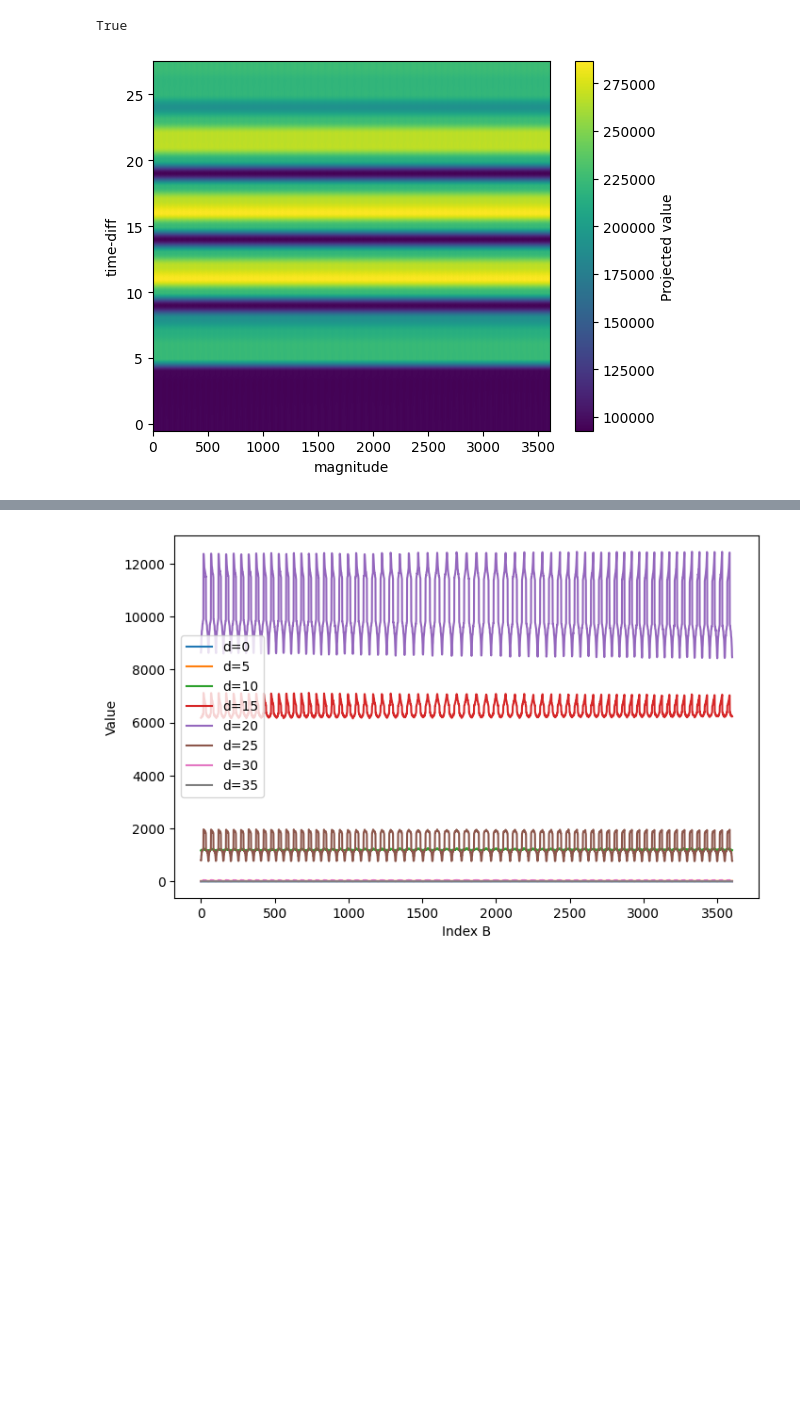
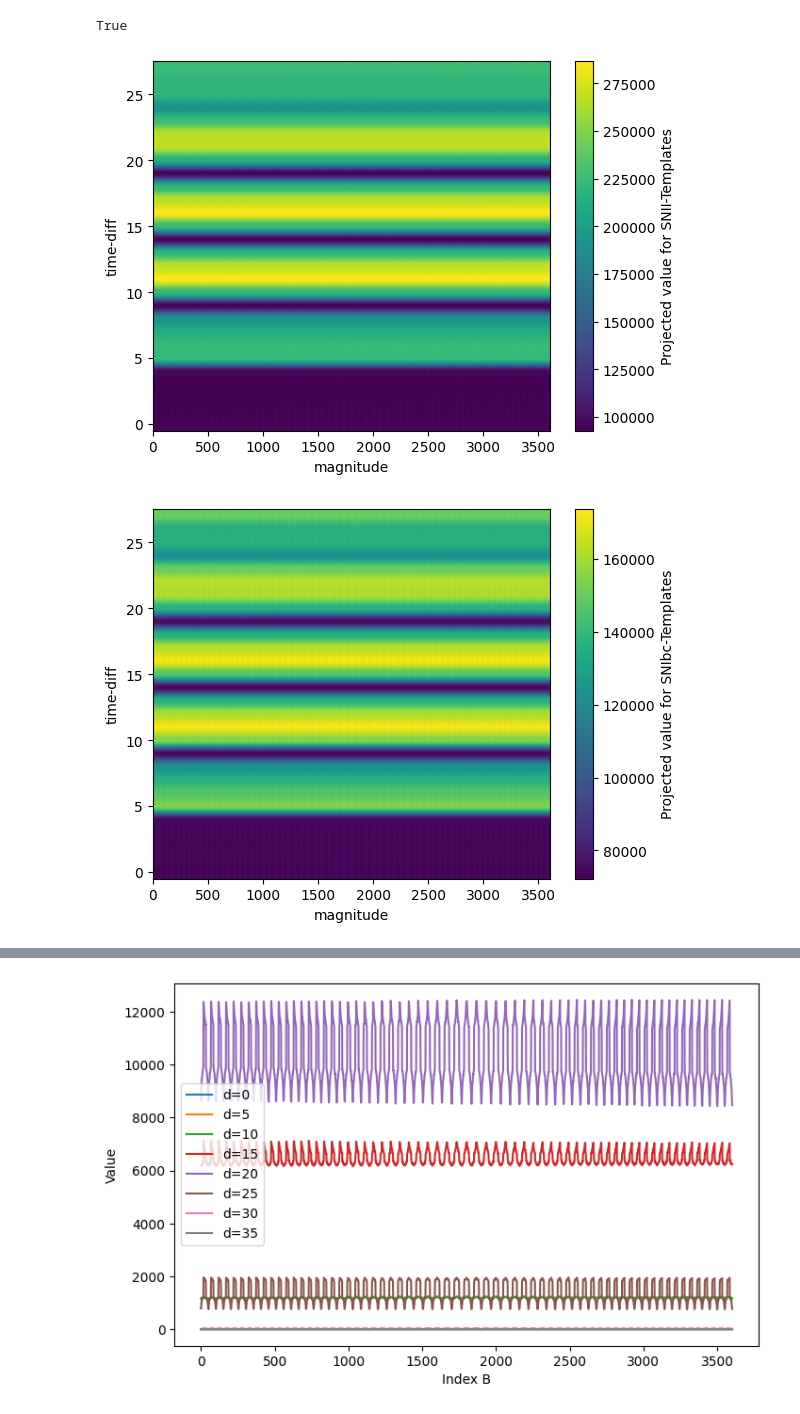
Before and after one commit to Rachel-0420/Cross-Entropy-Fast-Transient, a Jupyter notebook: cross_entropy_btw_supernovae.ipynb, the cells around one changed output, grey strips where cells are left out. Cells and saved outputs as stored; diff of their text form; code cells hidden in the pictures; blank space fills up the shorter version.

Commit message:
added a few more plots for the differences among the original data1, data2, data3

```diff
--- a/cross_entropy_btw_supernovae.ipynb
+++ b/cross_entropy_btw_supernovae.ipynb
@@ -64,11 +64,26 @@ print(type(arr_2) == type(Data2))
 True
 # %%
 proj = Data1.sum(axis=(2, 3))
+proj2 = Data2.sum(axis=(2, 3))
+proj3 = Data3.sum(axis=(2, 3))
 
 plt.imshow(proj, aspect='auto', origin='lower')
-plt.colorbar(label="Projected value")
+plt.colorbar(label="Projected value for SNII-Templates")
 plt.xlabel("magnitude")
 plt.ylabel("time-diff")
 plt.show()
+
+plt.imshow(proj2, aspect='auto', origin='lower')
+plt.colorbar(label="Projected value for SNIbc-Templates")
+plt.xlabel("magnitude")
+plt.ylabel("time-diff")
+plt.show()
+
+plt.imshow(proj3, aspect='auto', origin='lower')
+plt.colorbar(label="Projected value for AGN")
+plt.xlabel("magnitude")
+plt.ylabel("time-diff")
+plt.show()
 # %% [output]
-[figure, old version]
+[figure, new version]
+[figure, added]
```
Also changed, not shown: parts of 3 cells of this notebook.
